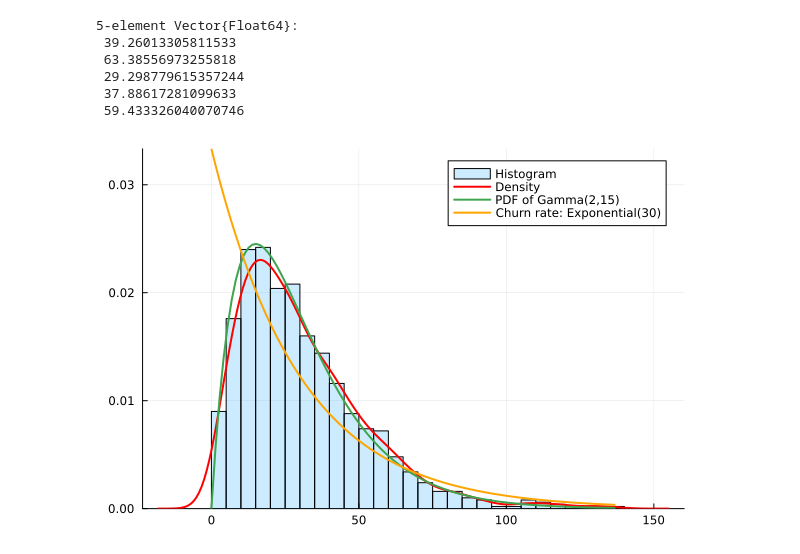
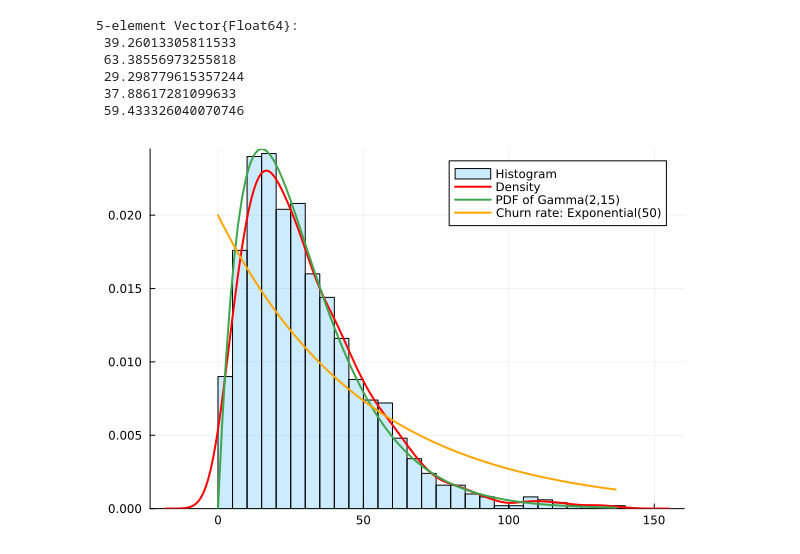
Before and after one commit to tndd/Mymljl, a Jupyter notebook: src/011_prac_self_model.ipynb, the cells around one changed output. Cells and saved outputs as stored; diff of their text form; code cells hidden in the pictures.

```diff
--- a/src/011_prac_self_model.ipynb
+++ b/src/011_prac_self_model.ipynb
@@ -165,35 +165,35 @@ display(first(AverageSessionDuration, 5))
 # %%
 # density & ガンマ分布のpdfも併記
 plots_AverageSessionDuration = histogram(
     AverageSessionDuration,
     normalize=true,
     fillalpha=0.2,
     label="Histogram",
 )
 density!(
     AverageSessionDuration,
     label="Density",
     color="red",
     linewidth=2
 )
 x = range(0, maximum(AverageSessionDuration), length=100)
 plot!(
     x,
     pdf(Gamma(2,15), x),
     label="PDF of Gamma(2,15)",
     linewidth=2
 )
-lambda = 30
+lambda = 50
 plot!(
     x,
     pdf(Exponential(lambda), x),
     color="orange",
     linewidth=2,
     label="Churn rate: Exponential($lambda)"
 )
 display(plots_AverageSessionDuration)
 # %% [output]
-[figure, old version]
+[figure, new version]
 # %%
 # 3つを並べて表示
 plot(
```
Also changed, not shown: parts of 3 cells of this notebook.
